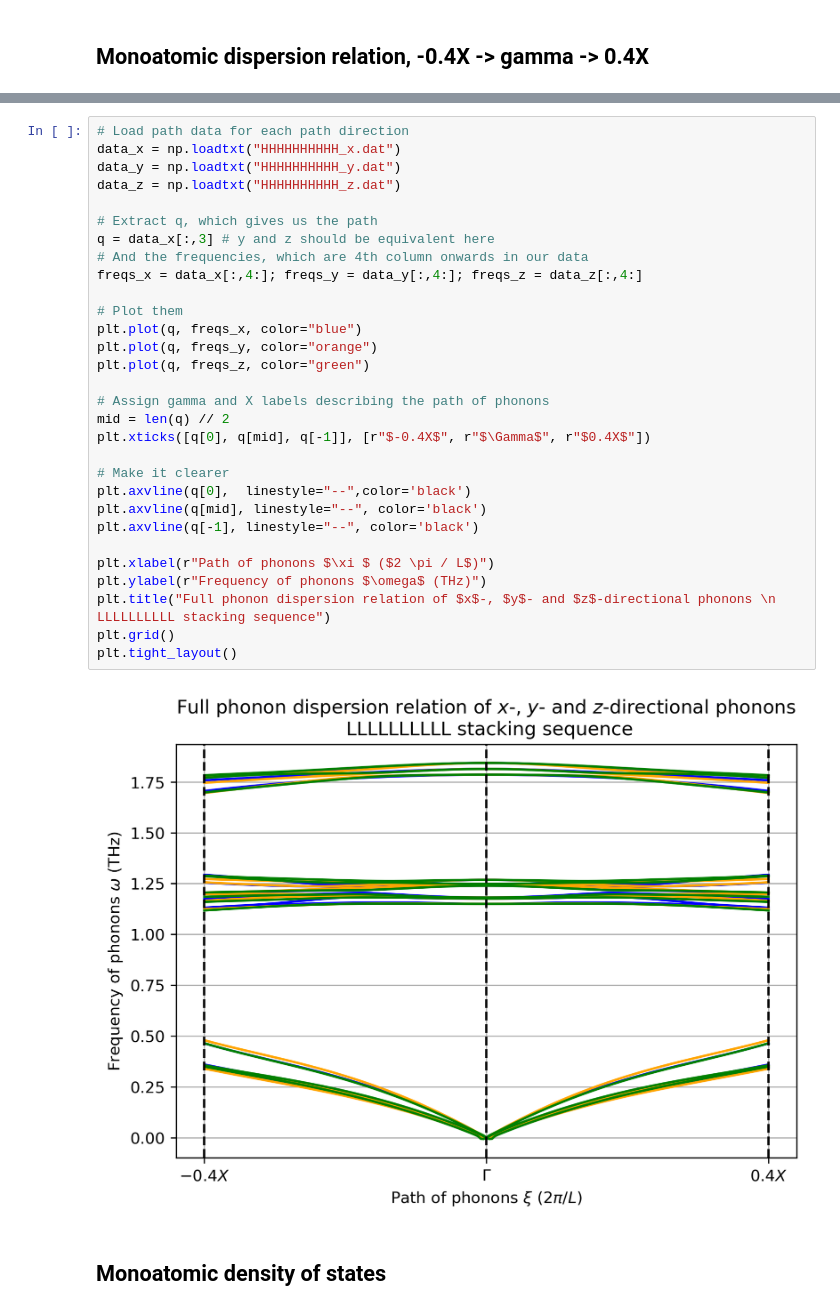
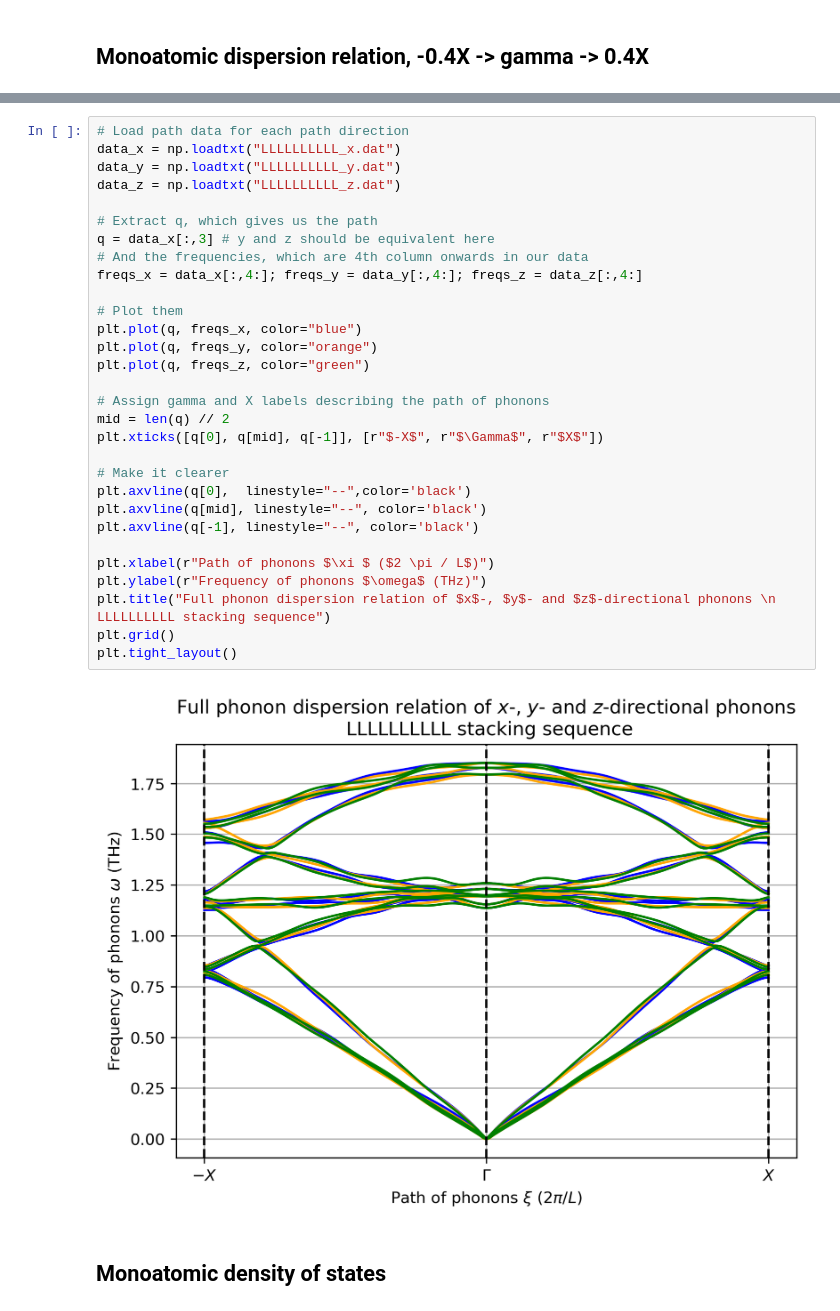
Before and after one commit to zcapbic/PHAS0097-Project, a Jupyter notebook: Phonon dispersion relations.ipynb, the cells around one changed output, grey strips where cells are left out. Saved outputs shown, nothing was run; the diff lists cells and outputs as text.

```diff
--- a/Phonon dispersion relations.ipynb
+++ b/Phonon dispersion relations.ipynb
@@ -488,35 +446,35 @@ plt.tight_layout()
 # %%
 # Load path data for each path direction
-data_x = np.loadtxt("HHHHHHHHHH_x.dat")
-data_y = np.loadtxt("HHHHHHHHHH_y.dat")
-data_z = np.loadtxt("HHHHHHHHHH_z.dat")
+data_x = np.loadtxt("LLLLLLLLLL_x.dat")
+data_y = np.loadtxt("LLLLLLLLLL_y.dat")
+data_z = np.loadtxt("LLLLLLLLLL_z.dat")
 
 # Extract q, which gives us the path
 q = data_x[:,3] # y and z should be equivalent here
 # And the frequencies, which are 4th column onwards in our data
 freqs_x = data_x[:,4:]; freqs_y = data_y[:,4:]; freqs_z = data_z[:,4:]
 
 # Plot them
 plt.plot(q, freqs_x, color="blue")
 plt.plot(q, freqs_y, color="orange")
 plt.plot(q, freqs_z, color="green")
 
 # Assign gamma and X labels describing the path of phonons
 mid = len(q) // 2
-plt.xticks([q[0], q[mid], q[-1]], [r"$-0.4X$", r"$\Gamma$", r"$0.4X$"])
+plt.xticks([q[0], q[mid], q[-1]], [r"$-X$", r"$\Gamma$", r"$X$"])
 
 # Make it clearer
 plt.axvline(q[0],  linestyle="--",color='black')
 plt.axvline(q[mid], linestyle="--", color='black')
 plt.axvline(q[-1], linestyle="--", color='black')
 
 plt.xlabel(r"Path of phonons $\xi $ ($2 \pi / L$)")
 plt.ylabel(r"Frequency of phonons $\omega$ (THz)")
 plt.title("Full phonon dispersion relation of $x$-, $y$- and $z$-directional phonons \n LLLLLLLLLL stacking sequence")
 plt.grid()
 plt.tight_layout()
 # %% [output]
-[figure, old version]
+[figure, new version]
 # %% [markdown]
 ## Monoatomic density of states
 # %%
```
Also changed, not shown: parts of 11 cells of this notebook.
